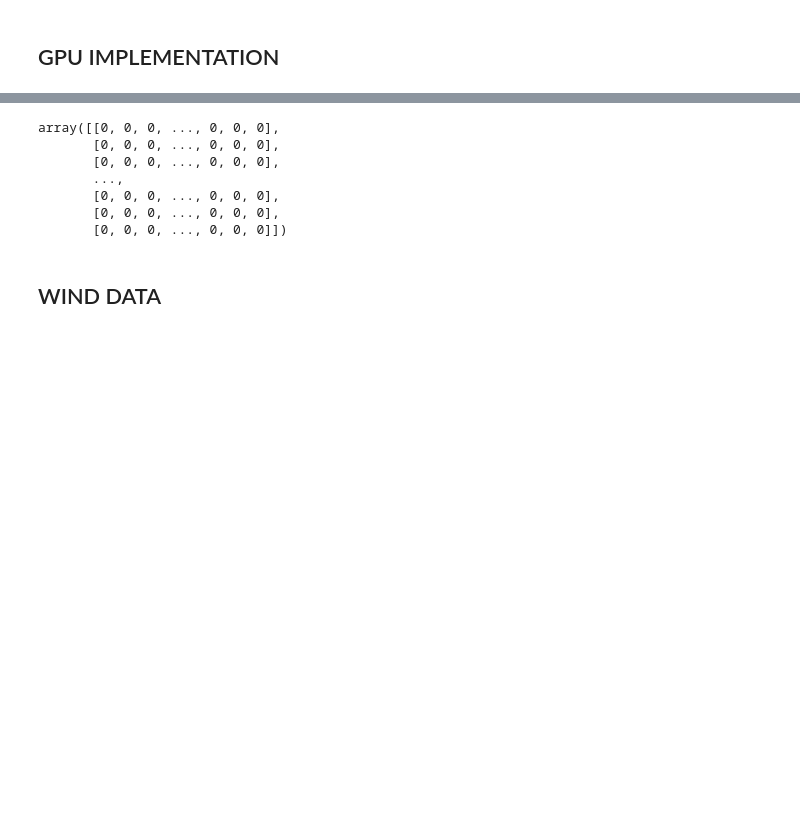
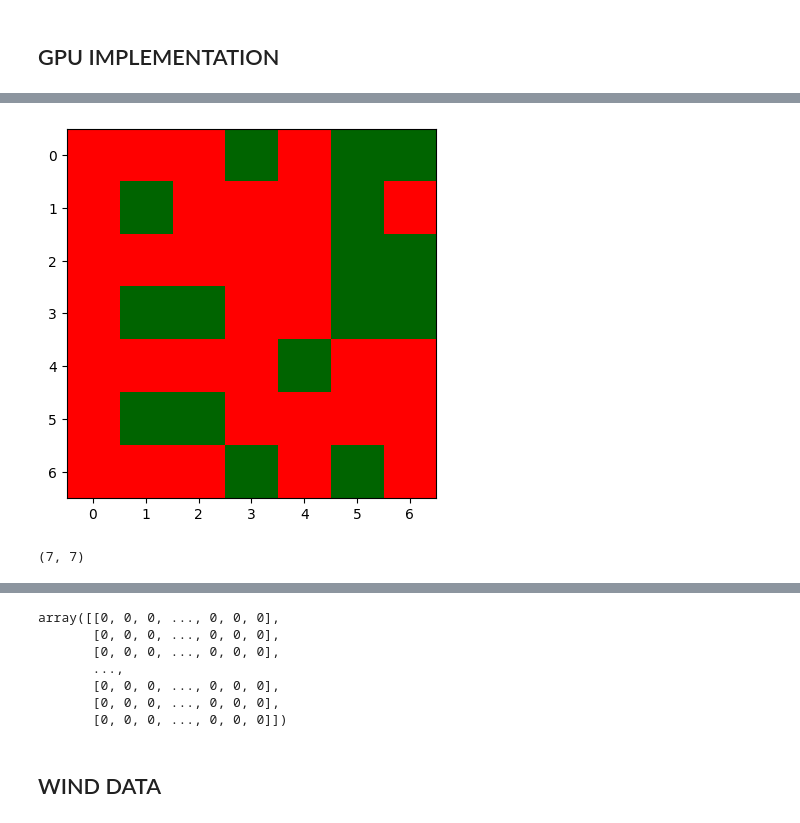
Before and after one commit to francobarrionuevoenv21/HPC_2025, a Jupyter notebook: CA_Implt_GPUs_HPC2025.ipynb, the cells around one changed output, grey strips where cells are left out. Cells and saved outputs as stored; diff of their text form; code cells hidden in the pictures; blank space fills up the shorter version.

```diff
--- a/CA_Implt_GPUs_HPC2025.ipynb
+++ b/CA_Implt_GPUs_HPC2025.ipynb
@@ -209,3 +358,13 @@ mod = SourceModule ("""
+# %%
+cmap_123 = ListedColormap(['darkgreen', 'red']) # ['blue', 'goldenrod', 'limegreen', 'darkgreen']
+plt.imshow(result, cmap=cmap_123)
+plt.show()
+# %% [output]
+[figure, added]
+# %%
+x, y
+# %% [output]
+(7, 7)
 # %%
 # @title Texto de título predeterminado
 
```
Also changed, not shown: parts of 23 cells of this notebook.
